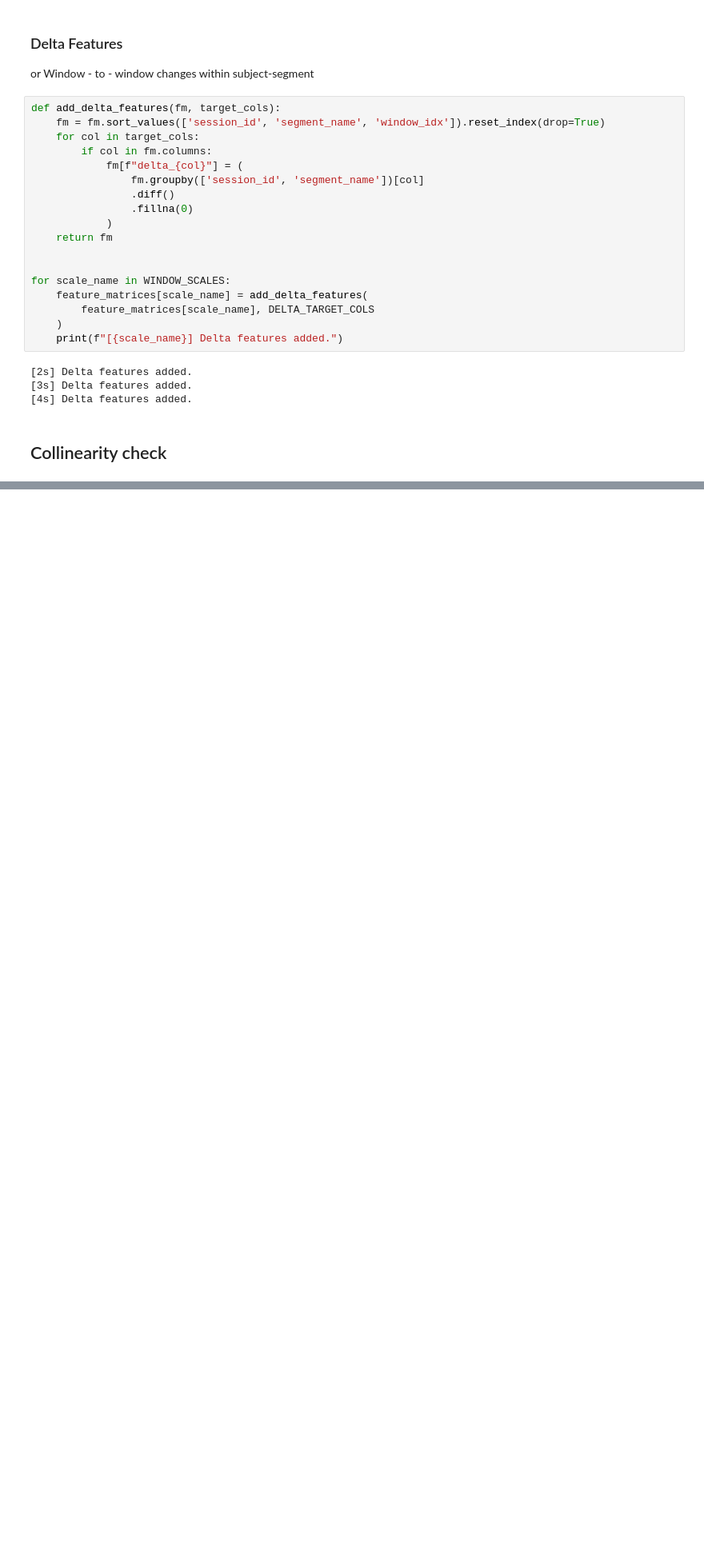
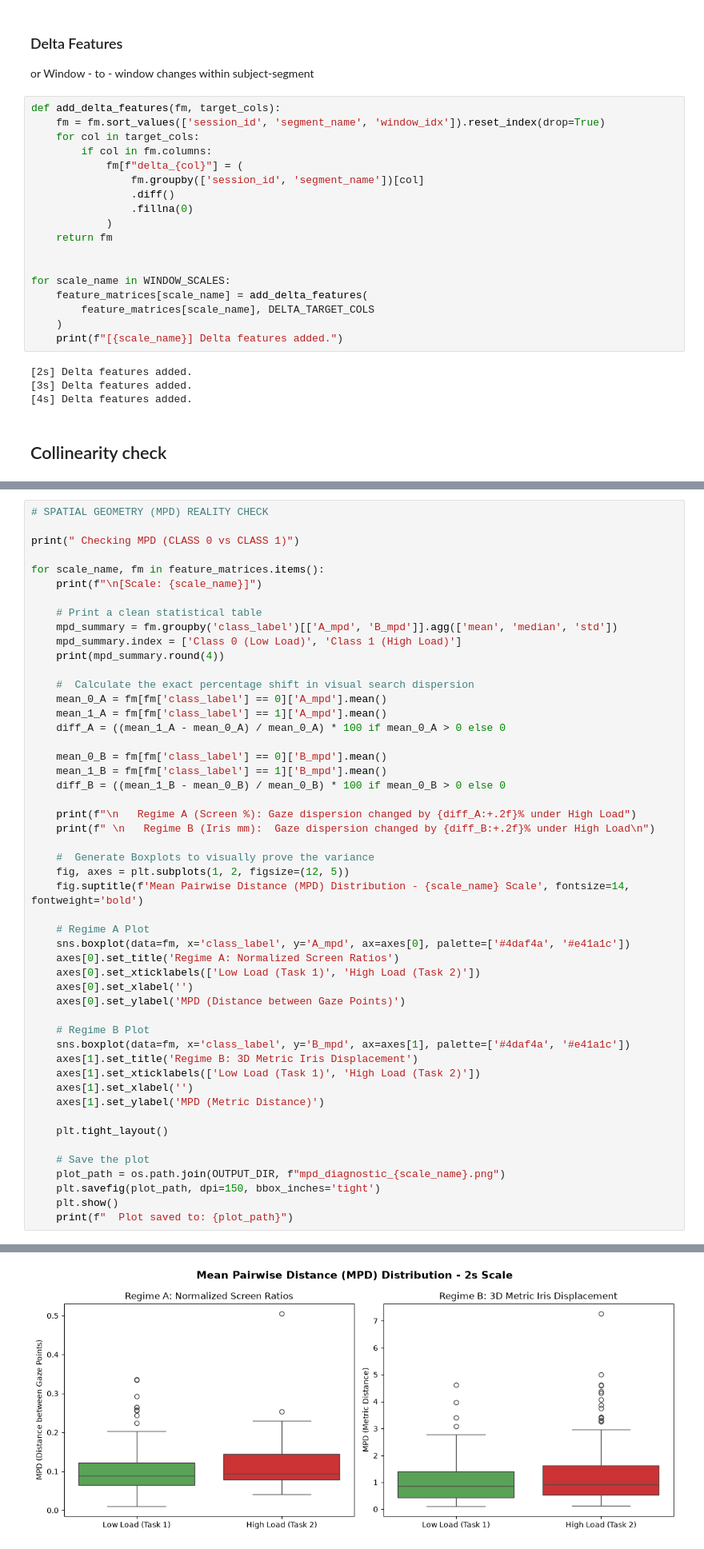
Before and after one commit to shivamjxin/cognitive-load-detection-on-webcams, a Jupyter notebook: analytics_and_ml/feature_eng.ipynb, the cells around one changed output, grey strips where cells are left out. Shown at 80% size. Cells and saved outputs as stored; diff of their text form; blank space fills up the shorter version.

```diff
--- a/analytics_and_ml/feature_eng.ipynb
+++ b/analytics_and_ml/feature_eng.ipynb
@@ -1183 +1197,52 @@ for scale_name in WINDOW_SCALES:
   Heatmap saved → ../data_logs/processed/corr_heatmap_4s.png
+# %%
+# SPATIAL GEOMETRY (MPD) REALITY CHECK
+
+print(" Checking MPD (CLASS 0 vs CLASS 1)")
+
+for scale_name, fm in feature_matrices.items():
+    print(f"\n[Scale: {scale_name}]")
+
+    # Print a clean statistical table
+    mpd_summary = fm.groupby('class_label')[['A_mpd', 'B_mpd']].agg(['mean', 'median', 'std'])
+    mpd_summary.index = ['Class 0 (Low Load)', 'Class 1 (High Load)']
+    print(mpd_summary.round(4))
+
+    #  Calculate the exact percentage shift in visual search dispersion
+    mean_0_A = fm[fm['class_label'] == 0]['A_mpd'].mean()
+    mean_1_A = fm[fm['class_label'] == 1]['A_mpd'].mean()
+    diff_A = ((mean_1_A - mean_0_A) / mean_0_A) * 100 if mean_0_A > 0 else 0
+
+    mean_0_B = fm[fm['class_label'] == 0]['B_mpd'].mean()
+    mean_1_B = fm[fm['class_label'] == 1]['B_mpd'].mean()
+    diff_B = ((mean_1_B - mean_0_B) / mean_0_B) * 100 if mean_0_B > 0 else 0
+
+    print(f"\n   Regime A (Screen %): Gaze dispersion changed by {diff_A:+.2f}% under High Load")
+    print(f" \n   Regime B (Iris mm):  Gaze dispersion changed by {diff_B:+.2f}% under High Load\n")
+
+    #  Generate Boxplots to visually prove the variance
+    fig, axes = plt.subplots(1, 2, figsize=(12, 5))
+    fig.suptitle(f'Mean Pairwise Distance (MPD) Distribution - {scale_name} Scale', fontsize=14, fontweight='bold')
+
+    # Regime A Plot
+    sns.boxplot(data=fm, x='class_label', y='A_mpd', ax=axes[0], palette=['#4daf4a', '#e41a1c'])
+    axes[0].set_title('Regime A: Normalized Screen Ratios')
+    axes[0].set_xticklabels(['Low Load (Task 1)', 'High Load (Task 2)'])
+    axes[0].set_xlabel('')
+    axes[0].set_ylabel('MPD (Distance between Gaze Points)')
+
+    # Regime B Plot
+    sns.boxplot(data=fm, x='class_label', y='B_mpd', ax=axes[1], palette=['#4daf4a', '#e41a1c'])
+    axes[1].set_title('Regime B: 3D Metric Iris Displacement')
+    axes[1].set_xticklabels(['Low Load (Task 1)', 'High Load (Task 2)'])
+    axes[1].set_xlabel('')
+    axes[1].set_ylabel('MPD (Metric Distance)')
+
+    plt.tight_layout()
+
+    # Save the plot
+    plot_path = os.path.join(OUTPUT_DIR, f"mpd_diagnostic_{scale_name}.png")
+    plt.savefig(plot_path, dpi=150, bbox_inches='tight')
+    plt.show()
+    print(f"  Plot saved to: {plot_path}")
+# %% [output]
@@ -1183,0 +1260 @@ for scale_name in WINDOW_SCALES:
+[figure, added]
```
Also changed, not shown: parts of 18 cells of this notebook, 7 other files.
